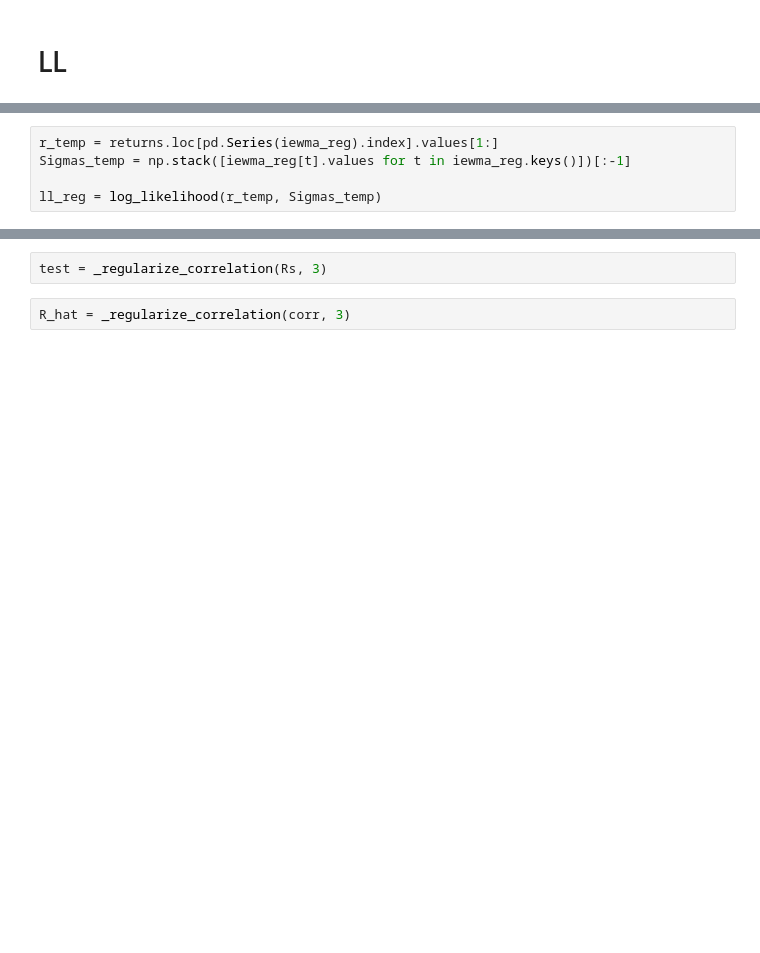
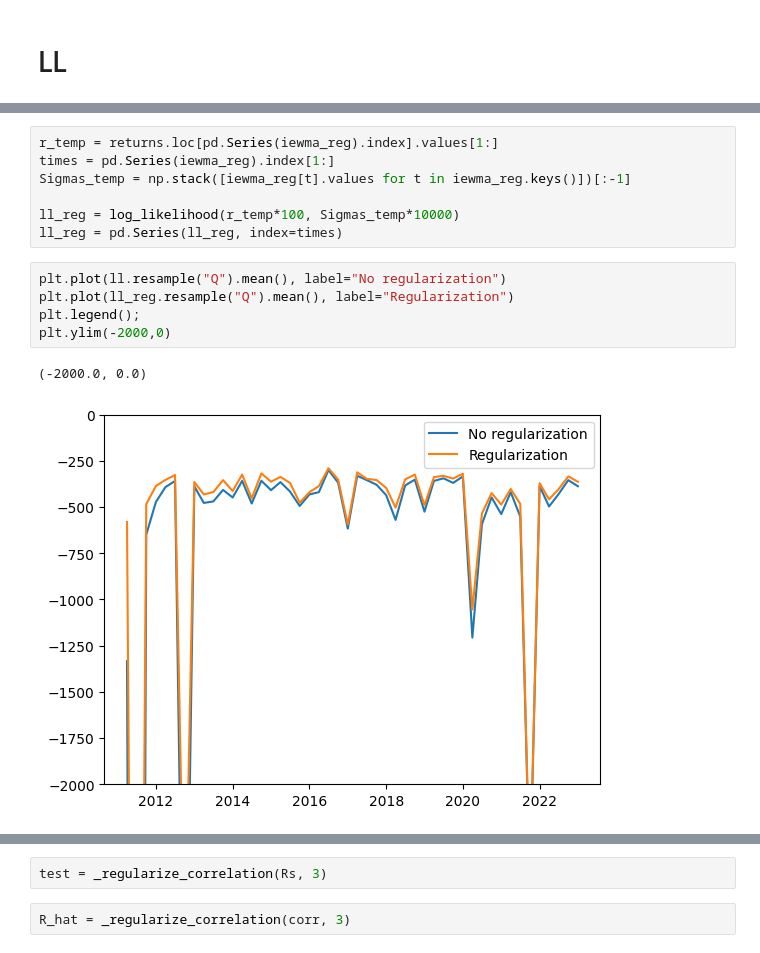
Before and after one commit to cvxgrp/cov_pred_finance, a Jupyter notebook: notebooks/playground.ipynb, the cells around one changed output, grey strips where cells are left out. Drawn from its saved outputs; the diff is of its cells as text; blank space fills up the shorter version.

```diff
--- a/notebooks/playground.ipynb
+++ b/notebooks/playground.ipynb
@@ -63,6 +133,16 @@ ll = log_likelihood(r_temp, Sigmas_temp, means=None)
 # %%
 r_temp = returns.loc[pd.Series(iewma_reg).index].values[1:]
+times = pd.Series(iewma_reg).index[1:]
 Sigmas_temp = np.stack([iewma_reg[t].values for t in iewma_reg.keys()])[:-1]
 
-ll_reg = log_likelihood(r_temp, Sigmas_temp)
+ll_reg = log_likelihood(r_temp*100, Sigmas_temp*10000)
+ll_reg = pd.Series(ll_reg, index=times)
+# %%
+plt.plot(ll.resample("Q").mean(), label="No regularization")
+plt.plot(ll_reg.resample("Q").mean(), label="Regularization")
+plt.legend();
+plt.ylim(-2000,0)
+# %% [output]
+(-2000.0, 0.0)
+[figure, added]
 # %%
```
Also changed, not shown: parts of 14 cells of this notebook, 7 other files.
